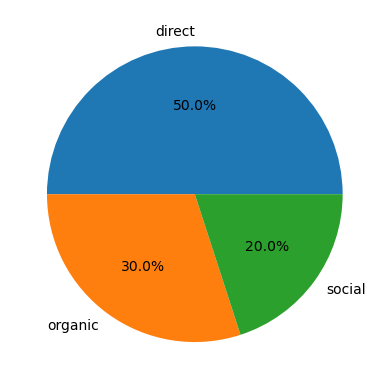
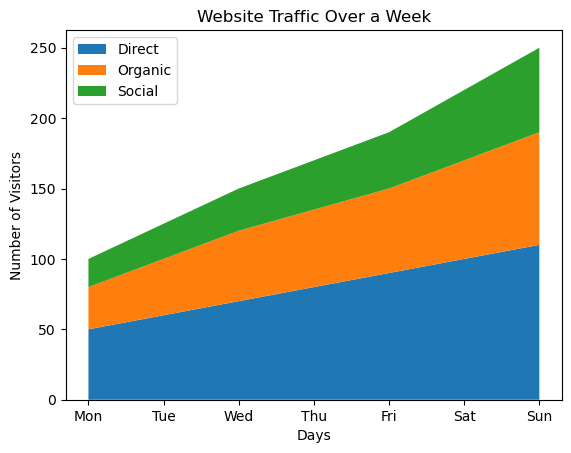
Unified diff of the notebook cell whose output changed from the first chart to the second:
--- before
+++ after
@@ -6,10 +6,10 @@
 
 # Single day plot
-plt.pie([direct[0], organic[0], social[0]], labels=["direct", "organic", "social"], autopct="%1.1f%%")
+#plt.pie([direct[0], organic[0], social[0]], labels=["direct", "organic", "social"], autopct="%1.1f%%")
 
 # # For multiple days
-# plt.stackplot(days, direct, organic, social, labels=['Direct', 'Organic', 'Social'])
-# plt.legend(loc='upper left')
-# plt.title("Website Traffic Over a Week")
-# plt.xlabel("Days")
-# plt.ylabel("Number of Visitors")
+plt.stackplot(days, direct, organic, social, labels=['Direct', 'Organic', 'Social'])
+plt.legend(loc='upper left')
+plt.title("Website Traffic Over a Week")
+plt.xlabel("Days")
+plt.ylabel("Number of Visitors")

Commit: subplot